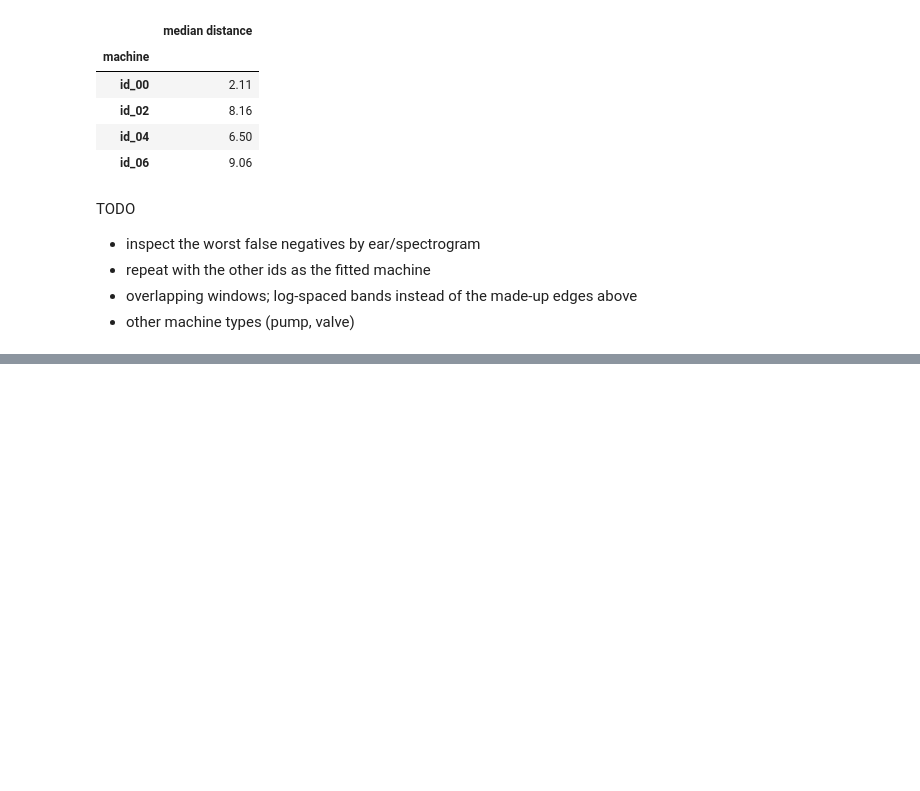
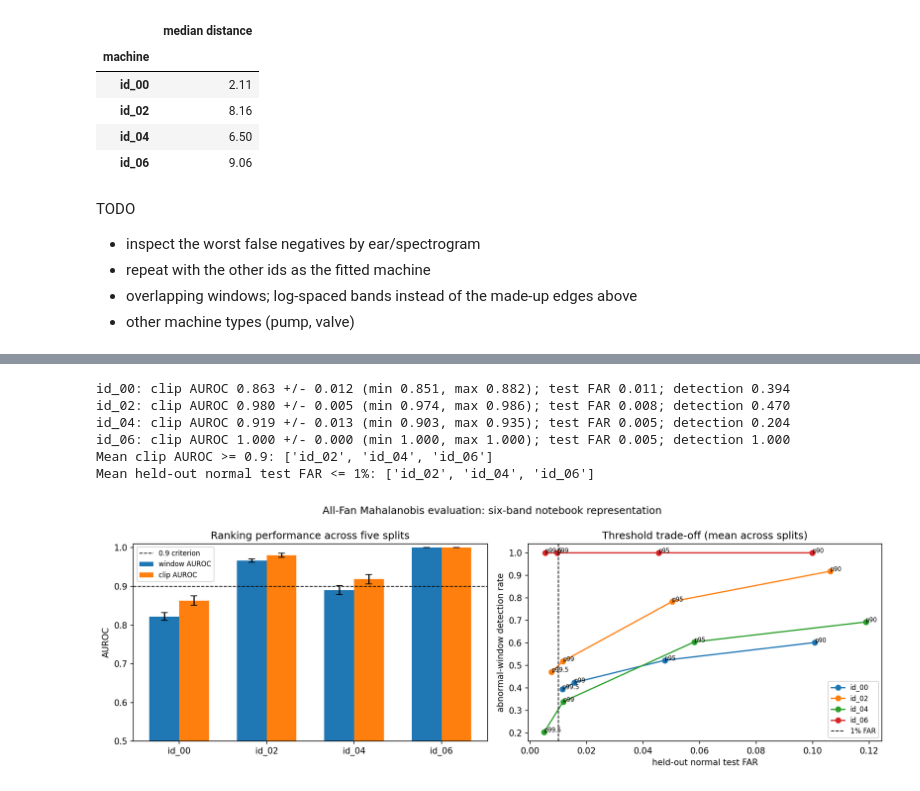
Before and after one commit to nicholasnelson/acoustic-signal-dashboard, a Jupyter notebook: notebooks/eda_mimii_fan.ipynb, the cells around one changed output, grey strips where cells are left out. Saved outputs shown, nothing was run; the diff lists cells and outputs as text; code cells hidden in the pictures; blank space fills up the shorter version.

```diff
--- a/notebooks/eda_mimii_fan.ipynb
+++ b/notebooks/eda_mimii_fan.ipynb
@@ -273,0 +603,71 @@ TODO
+# %%
+for machine in FAN_IDS:
+    rows = all_fan_results.query("fan_id == @machine")
+    print(
+        f"{machine}: clip AUROC {rows.clip_auroc.mean():.3f} +/- {rows.clip_auroc.std():.3f} "
+        f"(min {rows.clip_auroc.min():.3f}, max {rows.clip_auroc.max():.3f}); "
+        f"test FAR {rows.test_normal_far.mean():.3f}; "
+        f"detection {rows.abnormal_detection_rate.mean():.3f}"
+    )
+
+meeting_clip_target = [
+    machine for machine in FAN_IDS
+    if all_fan_results.query("fan_id == @machine").clip_auroc.mean() >= 0.9
+]
+meeting_test_far = [
+    machine for machine in FAN_IDS
+    if all_fan_results.query("fan_id == @machine").test_normal_far.mean() <= 0.01
+]
+print(f"Mean clip AUROC >= 0.9: {meeting_clip_target or 'none'}")
+print(f"Mean held-out normal test FAR <= 1%: {meeting_test_far or 'none'}")
+# %% [output]
+id_00: clip AUROC 0.863 +/- 0.012 (min 0.851, max 0.882); test FAR 0.011; detection 0.394
+id_02: clip AUROC 0.980 +/- 0.005 (min 0.974, max 0.986); test FAR 0.008; detection 0.470
+id_04: clip AUROC 0.919 +/- 0.013 (min 0.903, max 0.935); test FAR 0.005; detection 0.204
+id_06: clip AUROC 1.000 +/- 0.000 (min 1.000, max 1.000); test FAR 0.005; detection 1.000
+Mean clip AUROC >= 0.9: ['id_02', 'id_04', 'id_06']
+Mean held-out normal test FAR <= 1%: ['id_02', 'id_04', 'id_06']
+# %%
+plot_summary = all_fan_results.groupby("fan_id").agg(
+    window_mean=("window_auroc", "mean"),
+    window_std=("window_auroc", "std"),
+    clip_mean=("clip_auroc", "mean"),
+    clip_std=("clip_auroc", "std"),
+)
+tradeoff = all_fan_threshold_sweep.groupby(["fan_id", "percentile"]).agg(
+    test_far=("test_normal_far", "mean"),
+    detection=("abnormal_detection_rate", "mean"),
+).reset_index()
+
+fig, axes = plt.subplots(1, 2, figsize=(13, 4.5))
+x = np.arange(len(FAN_IDS))
+width = 0.34
+axes[0].bar(
+    x - width / 2, plot_summary.loc[list(FAN_IDS), "window_mean"], width,
+    yerr=plot_summary.loc[list(FAN_IDS), "window_std"], capsize=4, label="window AUROC",
+)
+axes[0].bar(
+    x + width / 2, plot_summary.loc[list(FAN_IDS), "clip_mean"], width,
+    yerr=plot_summary.loc[list(FAN_IDS), "clip_std"], capsize=4, label="clip AUROC",
+)
+axes[0].axhline(0.9, color="black", linestyle="--", linewidth=1, label="0.9 criterion")
+axes[0].set_xticks(x, FAN_IDS)
+axes[0].set_ylim(0.5, 1.01)
+axes[0].set_ylabel("AUROC")
+axes[0].set_title("Ranking performance across five splits")
+axes[0].legend(fontsize=8)
+
+for machine in FAN_IDS:
+    rows = tradeoff.query("fan_id == @machine").sort_values("percentile")
+    axes[1].plot(rows.test_far, rows.detection, marker="o", label=machine)
+    for row in rows.itertuples():
+        axes[1].annotate(f"p{row.percentile:g}", (row.test_far, row.detection), fontsize=7)
+axes[1].axvline(0.01, color="black", linestyle="--", linewidth=1, label="1% FAR")
+axes[1].set_xlabel("held-out normal test FAR")
+axes[1].set_ylabel("abnormal-window detection rate")
+axes[1].set_title("Threshold trade-off (mean across splits)")
+axes[1].legend(fontsize=8)
+fig.suptitle("All-Fan Mahalanobis evaluation: six-band notebook representation")
+fig.tight_layout()
+# %% [output]
+[figure, added]
```
Also changed, not shown: parts of 51 cells of this notebook, 1 other file.
